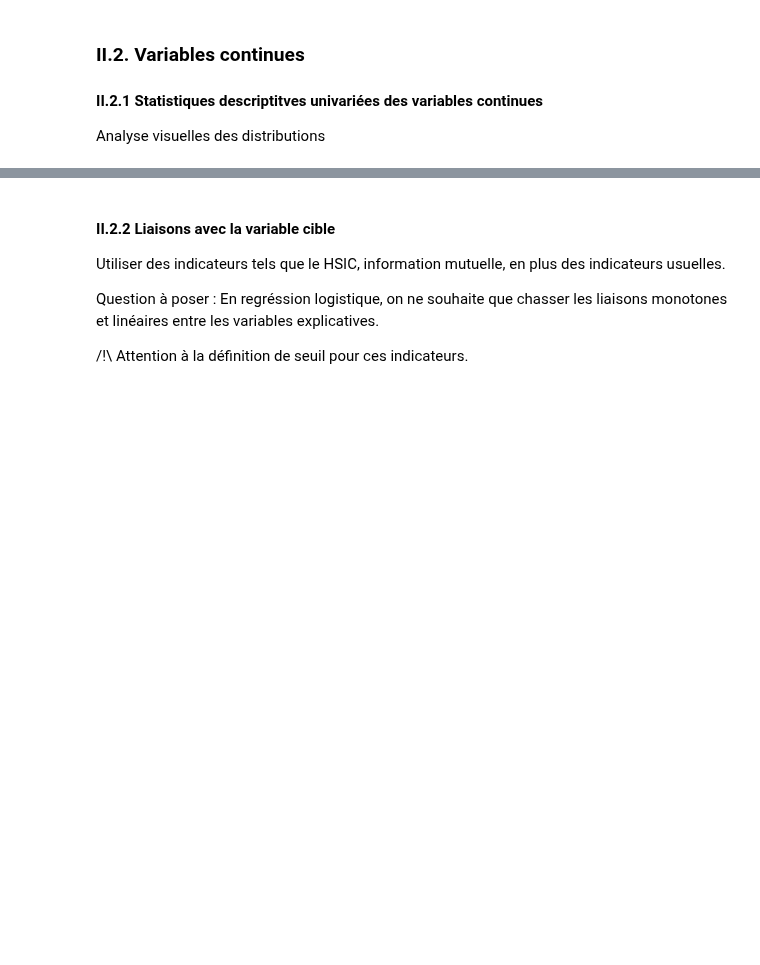
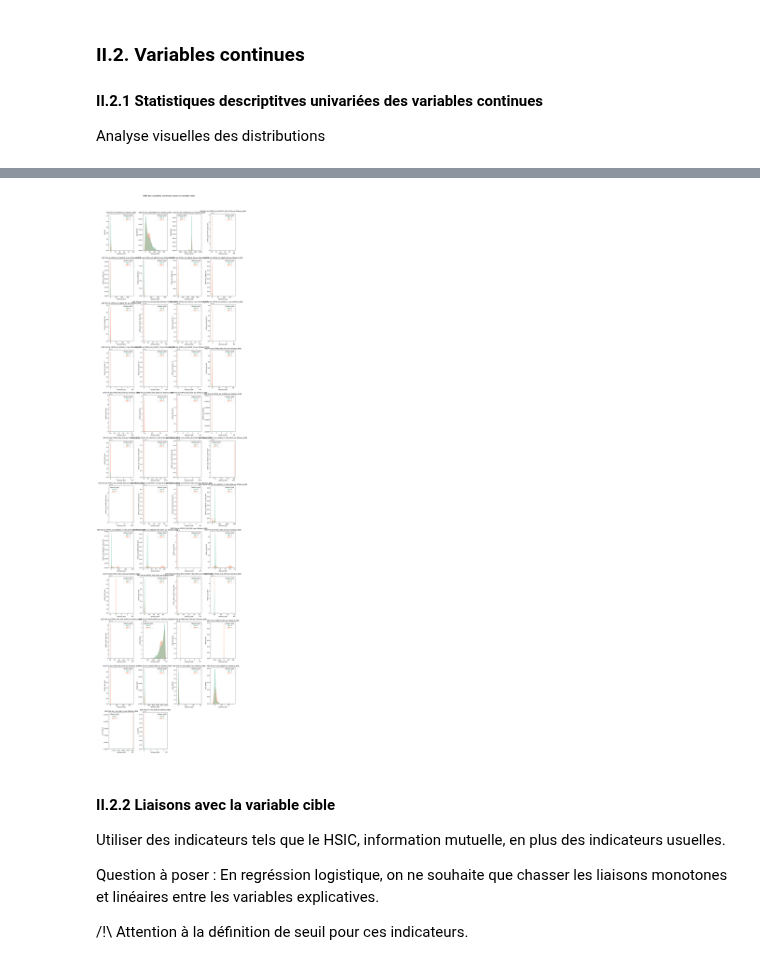
Before and after one commit to cheryl-kdio/Scoring-pj, a Jupyter notebook: desc.ipynb, the cells around one changed output, grey strips where cells are left out. Cells and saved outputs as stored; diff of their text form; code cells hidden in the pictures; blank space fills up the shorter version.

Commit message:
kde plot function

```diff
--- a/desc.ipynb
+++ b/desc.ipynb
@@ -533,6 +533,5 @@ cont_vars = pre_cont_vars + ['ratio_NBECR', 'ratio_NBJDE', 'r_line_deb_cr', 'r_m
 # %% [markdown]
 Les variables catégorielles ont déja été traitées dans la partie précédente (au niveau de la stratification de la base)
 # %%
-cont_vars = pre_cont_vars
 print(cont_vars)
 print(categorical_vars)
@@ -594,6 +622,10 @@ functions.plot_boxplots(X_train,cont_vars,cols=4)
 # %%
-functions.plot_boxplots_by_target(X_train, cont_vars, cible, cols=4)
+importlib.reload(functions)
+
+functions.plot_kde_by_target(X_train, cont_vars, cible, cols=4)
 # KDE plot
+# %% [output]
+[figure, added]
 # %%
 # importlib.reload(functions)
 # summary_=functions.summarize_continuous_vars(X_train,cont_vars)
```
Also changed, not shown: parts of 7 cells of this notebook, 1 other file.
